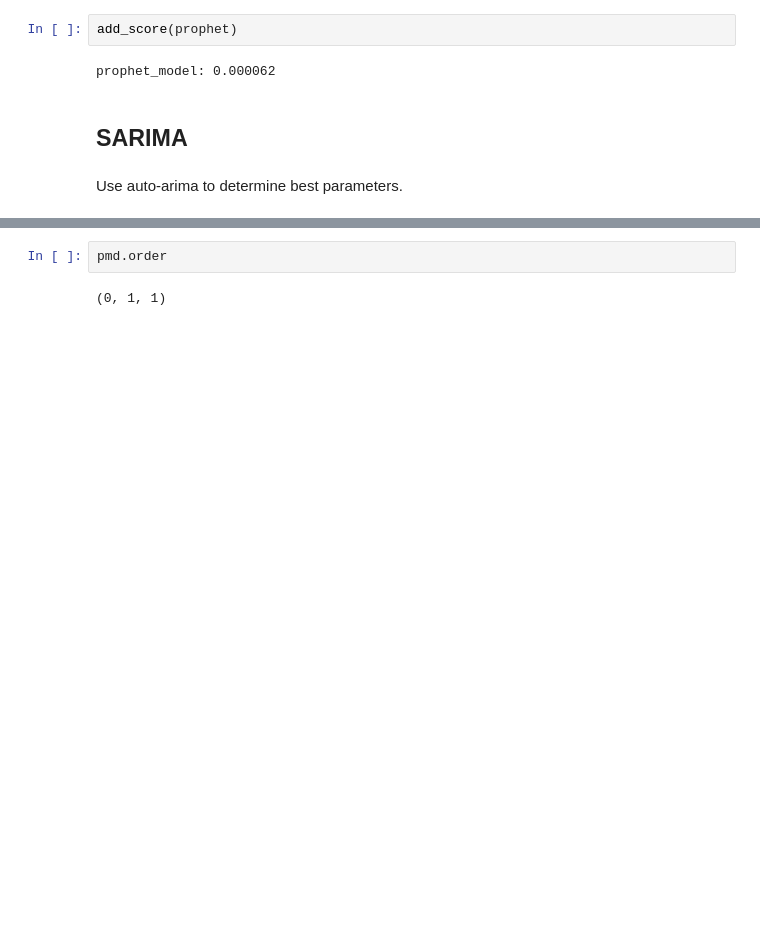
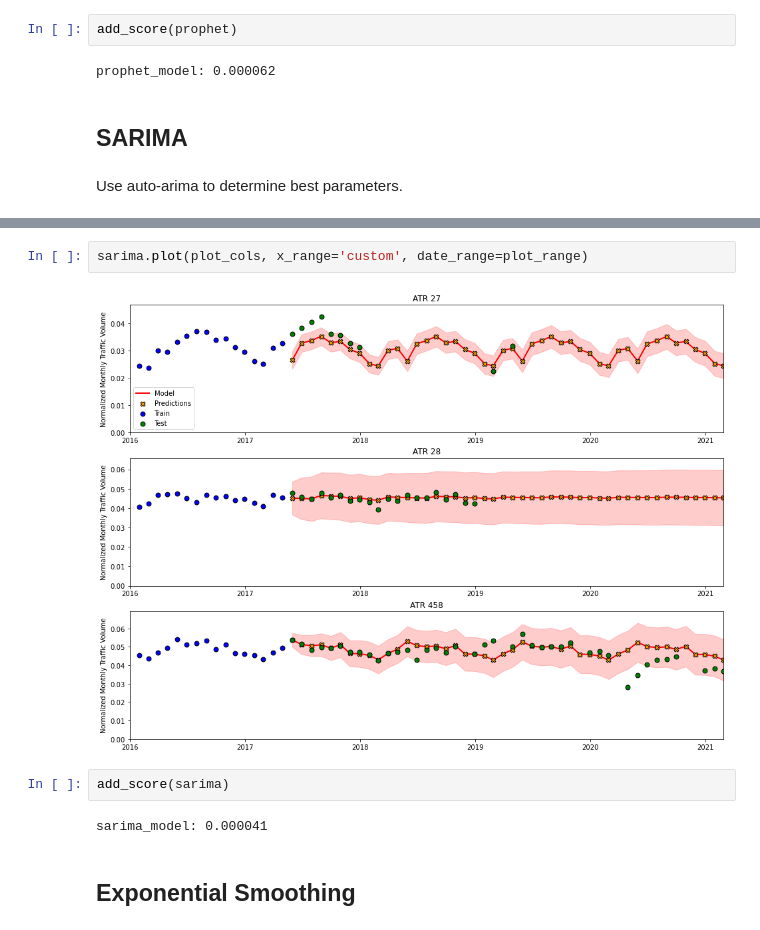
Before and after one commit to nmwodarz/traffic-project, a Jupyter notebook: Capstone 3 - Modeling.ipynb, the cells around one changed output, grey strips where cells are left out. Drawn from its saved outputs; the diff is of its cells as text; blank space fills up the shorter version.

```diff
--- a/Capstone 3 - Modeling.ipynb
+++ b/Capstone 3 - Modeling.ipynb
@@ -1374,4 +1266,10 @@ pmd = pmdarima.arima.auto_arima(imputed_train_df['26'], seasonal=True, m=12)
 # %%
-pmd.order
+sarima.plot(plot_cols, x_range='custom', date_range=plot_range)
 # %% [output]
-(0, 1, 1)
+[figure, added]
+# %%
+add_score(sarima)
+# %% [output]
+sarima_model: 0.000041
+# %% [markdown]
+## Exponential Smoothing
```
Also changed, not shown: parts of 70 cells of this notebook.
